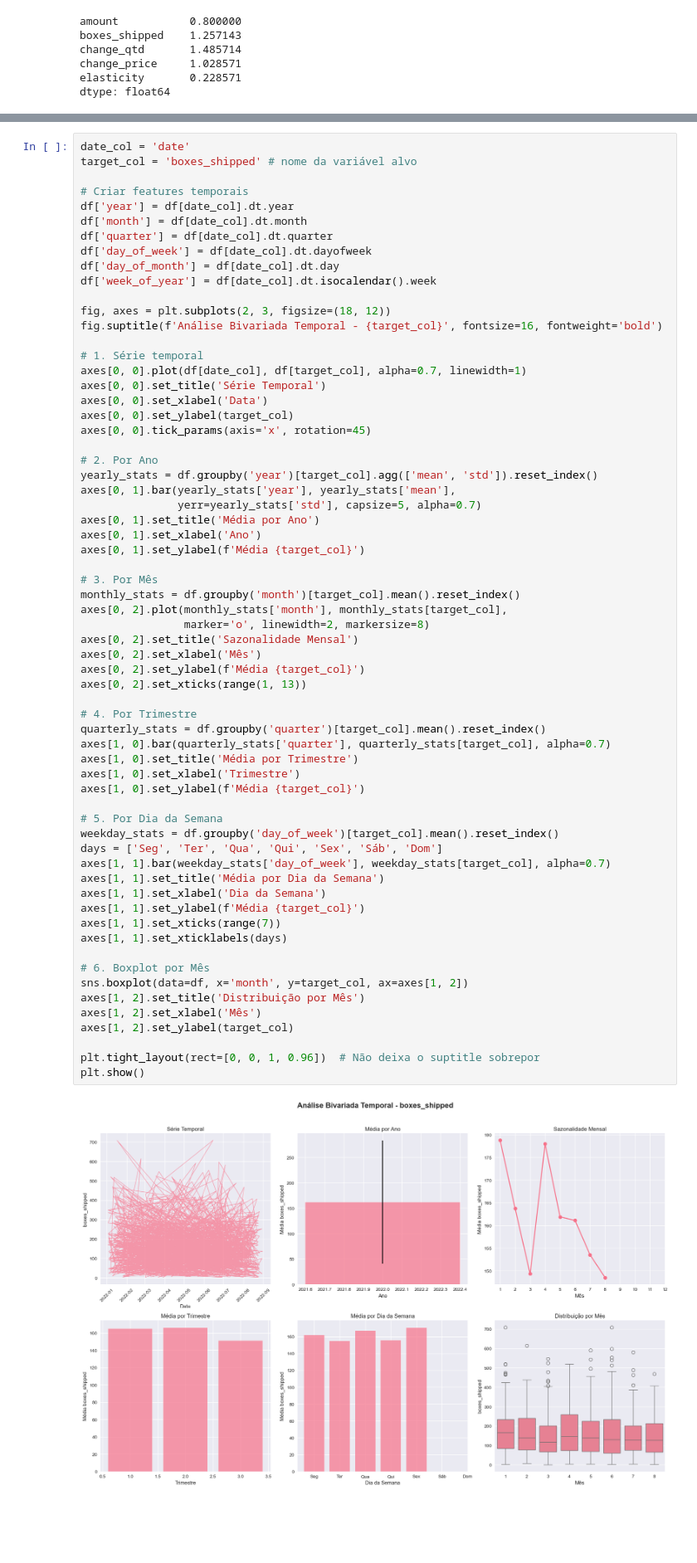
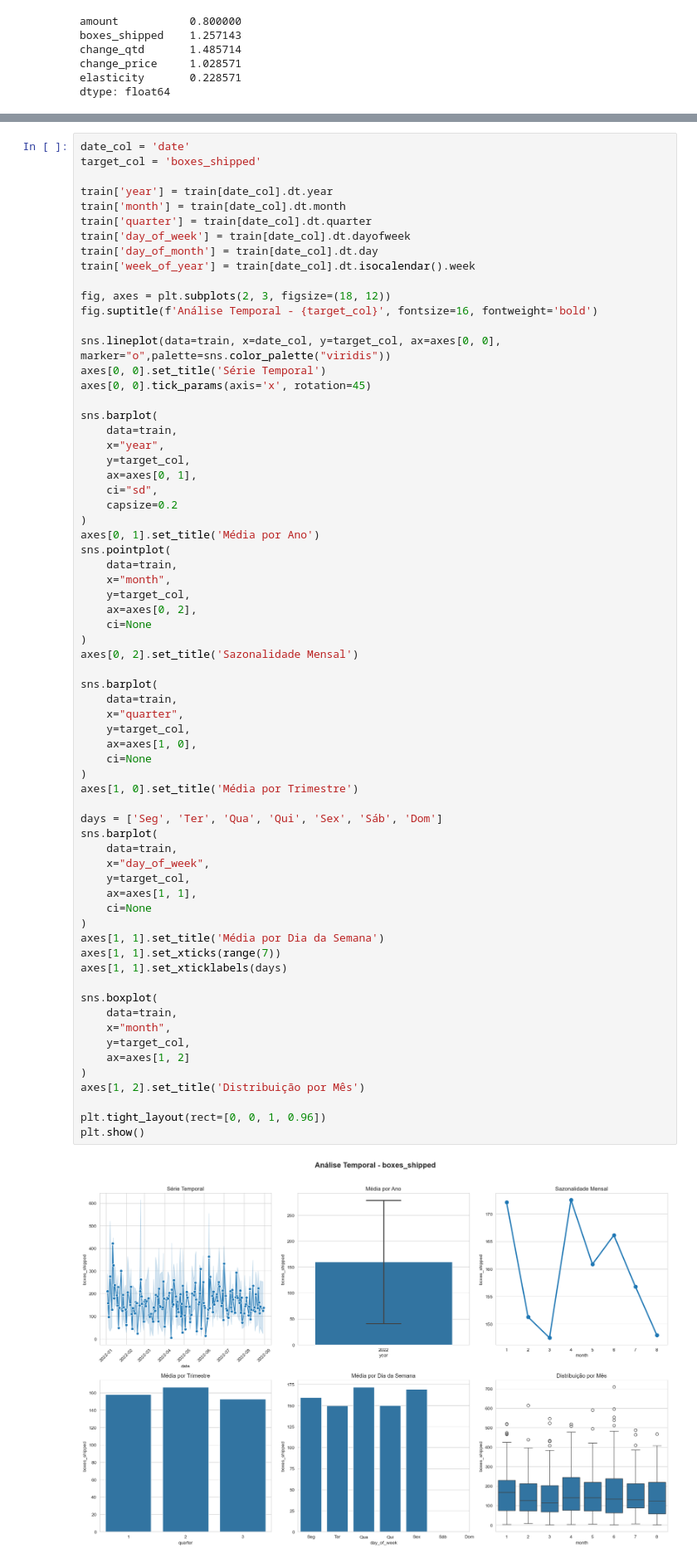
Before and after one commit to MatheusFran/ElasticidadePreco, a Jupyter notebook: notebooks/0.01-EDA.ipynb, the cells around one changed output, grey strips where cells are left out. Shown at 83% size. Cells and saved outputs as stored; diff of their text form; blank space fills up the shorter version.

```diff
--- a/notebooks/0.01-EDA.ipynb
+++ b/notebooks/0.01-EDA.ipynb
@@ -320,68 +323,71 @@ Insights:
 # %%
 date_col = 'date'
-target_col = 'boxes_shipped' # nome da variável alvo
+target_col = 'boxes_shipped'
 
-# Criar features temporais
-df['year'] = df[date_col].dt.year
-df['month'] = df[date_col].dt.month
-df['quarter'] = df[date_col].dt.quarter
-df['day_of_week'] = df[date_col].dt.dayofweek
-df['day_of_month'] = df[date_col].dt.day
-df['week_of_year'] = df[date_col].dt.isocalendar().week
+train['year'] = train[date_col].dt.year
+train['month'] = train[date_col].dt.month
+train['quarter'] = train[date_col].dt.quarter
+train['day_of_week'] = train[date_col].dt.dayofweek
+train['day_of_month'] = train[date_col].dt.day
+train['week_of_year'] = train[date_col].dt.isocalendar().week
 
 fig, axes = plt.subplots(2, 3, figsize=(18, 12))
-fig.suptitle(f'Análise Bivariada Temporal - {target_col}', fontsize=16, fontweight='bold')
+fig.suptitle(f'Análise Temporal - {target_col}', fontsize=16, fontweight='bold')
 
-# 1. Série temporal
-axes[0, 0].plot(df[date_col], df[target_col], alpha=0.7, linewidth=1)
+sns.lineplot(data=train, x=date_col, y=target_col, ax=axes[0, 0], marker="o",palette=sns.color_palette("viridis"))
 axes[0, 0].set_title('Série Temporal')
-axes[0, 0].set_xlabel('Data')
-axes[0, 0].set_ylabel(target_col)
 axes[0, 0].tick_params(axis='x', rotation=45)
 
-# 2. Por Ano
-yearly_stats = df.groupby('year')[target_col].agg(['mean', 'std']).reset_index()
-axes[0, 1].bar(yearly_stats['year'], yearly_stats['mean'],
-               yerr=yearly_stats['std'], capsize=5, alpha=0.7)
+sns.barplot(
+    data=train,
+    x="year",
+    y=target_col,
+    ax=axes[0, 1],
+    ci="sd",
+    capsize=0.2
+)
 axes[0, 1].set_title('Média por Ano')
-axes[0, 1].set_xlabel('Ano')
-axes[0, 1].set_ylabel(f'Média {target_col}')
+sns.pointplot(
+    data=train,
+    x="month",
+    y=target_col,
+    ax=axes[0, 2],
+    ci=None
+)
+axes[0, 2].set_title('Sazonalidade Mensal')
 
-# 3. Por Mês
-monthly_stats = df.groupby('month')[target_col].mean().reset_index()
-axes[0, 2].plot(monthly_stats['month'], monthly_stats[target_col],
-                marker='o', linewidth=2, markersize=8)
-axes[0, 2].set_title('Sazonalidade Mensal')
-axes[0, 2].set_xlabel('Mês')
-axes[0, 2].set_ylabel(f'Média {target_col}')
-axes[0, 2].set_xticks(range(1, 13))
+sns.barplot(
+    data=train,
+    x="quarter",
+    y=target_col,
+    ax=axes[1, 0],
+    ci=None
+)
+axes[1, 0].set_title('Média por Trimestre')
 
-# 4. Por Trimestre
-quarterly_stats = df.groupby('quarter')[target_col].mean().reset_index()
-axes[1, 0].bar(quarterly_stats['quarter'], quarterly_stats[target_col], alpha=0.7)
-axes[1, 0].set_title('Média por Trimestre')
-axes[1, 0].set_xlabel('Trimestre')
-axes[1, 0].set_ylabel(f'Média {target_col}')
-
-# 5. Por Dia da Semana
-weekday_stats = df.groupby('day_of_week')[target_col].mean().reset_index()
 days = ['Seg', 'Ter', 'Qua', 'Qui', 'Sex', 'Sáb', 'Dom']
-axes[1, 1].bar(weekday_stats['day_of_week'], weekday_stats[target_col], alpha=0.7)
+sns.barplot(
+    data=train,
+    x="day_of_week",
+    y=target_col,
+    ax=axes[1, 1],
+    ci=None
+)
 axes[1, 1].set_title('Média por Dia da Semana')
-axes[1, 1].set_xlabel('Dia da Semana')
-axes[1, 1].set_ylabel(f'Média {target_col}')
 axes[1, 1].set_xticks(range(7))
 axes[1, 1].set_xticklabels(days)
 
-# 6. Boxplot por Mês
-sns.boxplot(data=df, x='month', y=target_col, ax=axes[1, 2])
+sns.boxplot(
+    data=train,
+    x="month",
+    y=target_col,
+    ax=axes[1, 2]
+)
 axes[1, 2].set_title('Distribuição por Mês')
-axes[1, 2].set_xlabel('Mês')
-axes[1, 2].set_ylabel(target_col)
 
-plt.tight_layout(rect=[0, 0, 1, 0.96])  # Não deixa o suptitle sobrepor
+plt.tight_layout(rect=[0, 0, 1, 0.96])
 plt.show()
 # %% [output]
-[figure, old version]
+[figure, new version]
 # %% [markdown]
 Insights:
```
Also changed, not shown: parts of 28 cells of this notebook, 3 other files.
